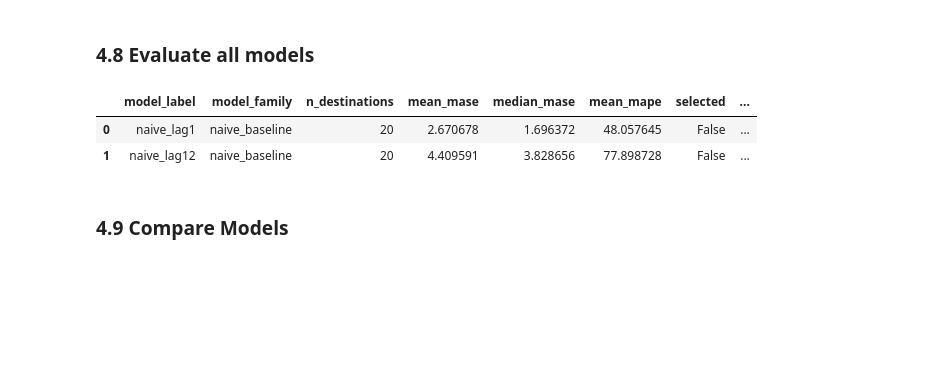
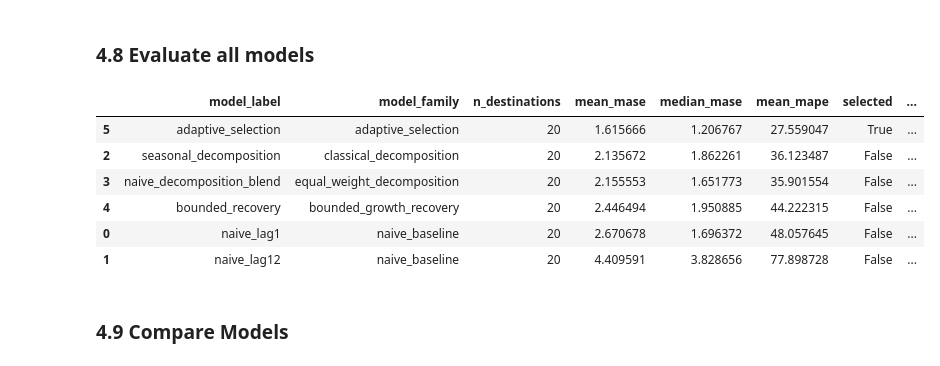
Before and after one commit to JoshHulett/SIT742-Asessment2-Group16, a Jupyter notebook: SIT742-2026T2-A2-Starter.ipynb, the cells around one changed output. Cells and saved outputs as stored; diff of their text form; code cells hidden in the pictures; blank space fills up the shorter version.

Commit message:
Implement adaptive selection and bounded recovery + forecast_submission_wide

```diff
--- a/SIT742-2026T2-A2-Starter.ipynb
+++ b/SIT742-2026T2-A2-Starter.ipynb
@@ -1402,32 +1519,33 @@ TODO - Some kind of machine learning model
 # %%
 validation_forecasts_parts = []
 validation_metrics_parts = []
 model_summary_rows = []
 
-for forecast_wide, label, family in [
-    (baseline_lag1_validation_forecast_wide, "naive_lag1", "naive_baseline"),
-    (baseline_lag12_validation_forecast_wide, "naive_lag12", "naive_baseline"),
-]:
+for forecast_wide, label, family in MODEL_REGISTRY:
     dest_metrics, agg, family = evaluate_and_record(
         forecast_wide, label, family, validation_forecasts_parts, validation_metrics_parts
     )
     model_summary_rows.append({
         "model_label": label,
         "model_family": family,
         **agg,
-        "selected": False,
+        "selected": label == "adaptive_selection",
         "selection_rationale": "",
         "reproducibility_notes": "",
         "stability_notes": "",
     })
 
 validation_forecasts = pd.concat(validation_forecasts_parts, ignore_index=True)
 validation_metrics = pd.concat(validation_metrics_parts, ignore_index=True)
 model_summary = pd.DataFrame(model_summary_rows)[MODEL_SUMMARY_COLUMNS]
 
 model_summary.sort_values("mean_mase")
 # %% [output]
 |  | model_label | model_family | n_destinations | mean_mase | median_mase | mean_mape | selected | ... |
+| 5 | adaptive_selection | adaptive_selection | 20 | 1.615666 | 1.206767 | 27.559047 | True | ... |
+| 2 | seasonal_decomposition | classical_decomposition | 20 | 2.135672 | 1.862261 | 36.123487 | False | ... |
+| 3 | naive_decomposition_blend | equal_weight_decomposition | 20 | 2.155553 | 1.651773 | 35.901554 | False | ... |
+| 4 | bounded_recovery | bounded_growth_recovery | 20 | 2.446494 | 1.950885 | 44.222315 | False | ... |
 | 0 | naive_lag1 | naive_baseline | 20 | 2.670678 | 1.696372 | 48.057645 | False | ... |
 | 1 | naive_lag12 | naive_baseline | 20 | 4.409591 | 3.828656 | 77.898728 | False | ... |
 # %% [markdown]
```
Also changed, not shown: parts of 13 cells of this notebook, 1 other file.
